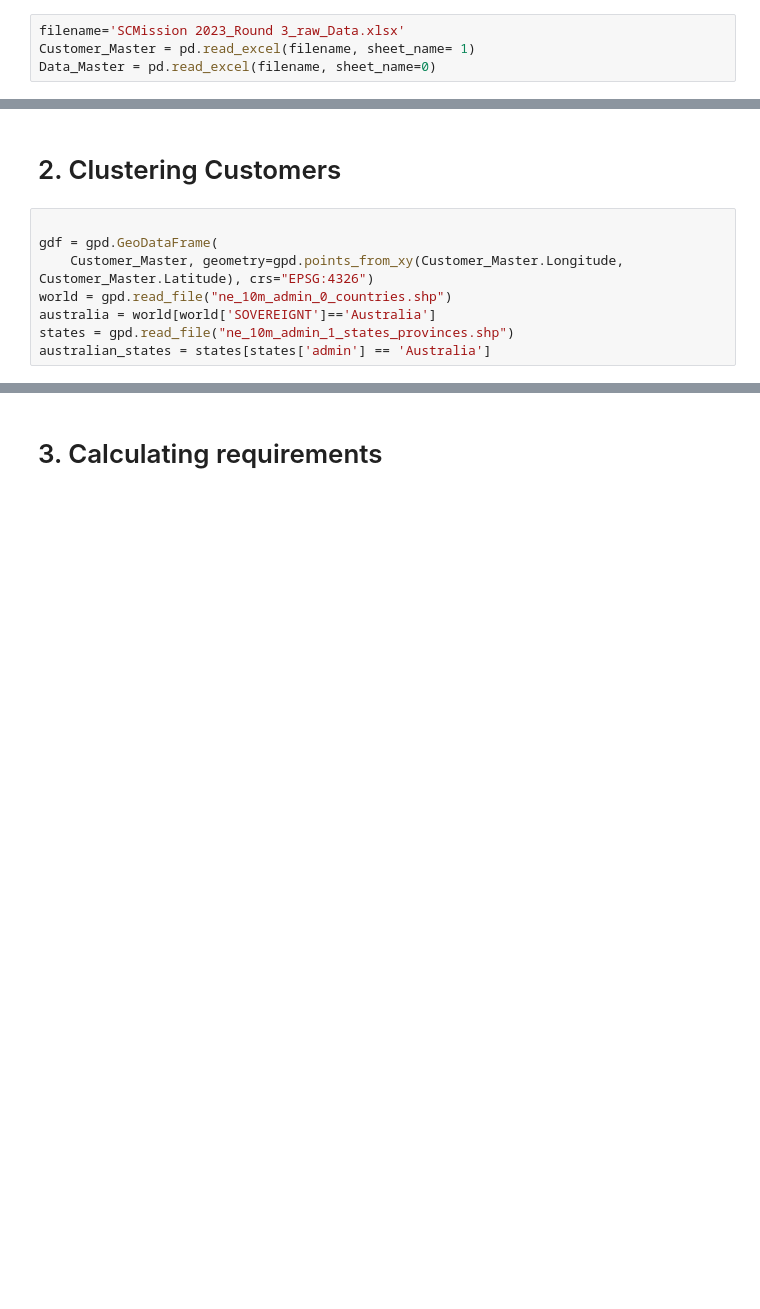
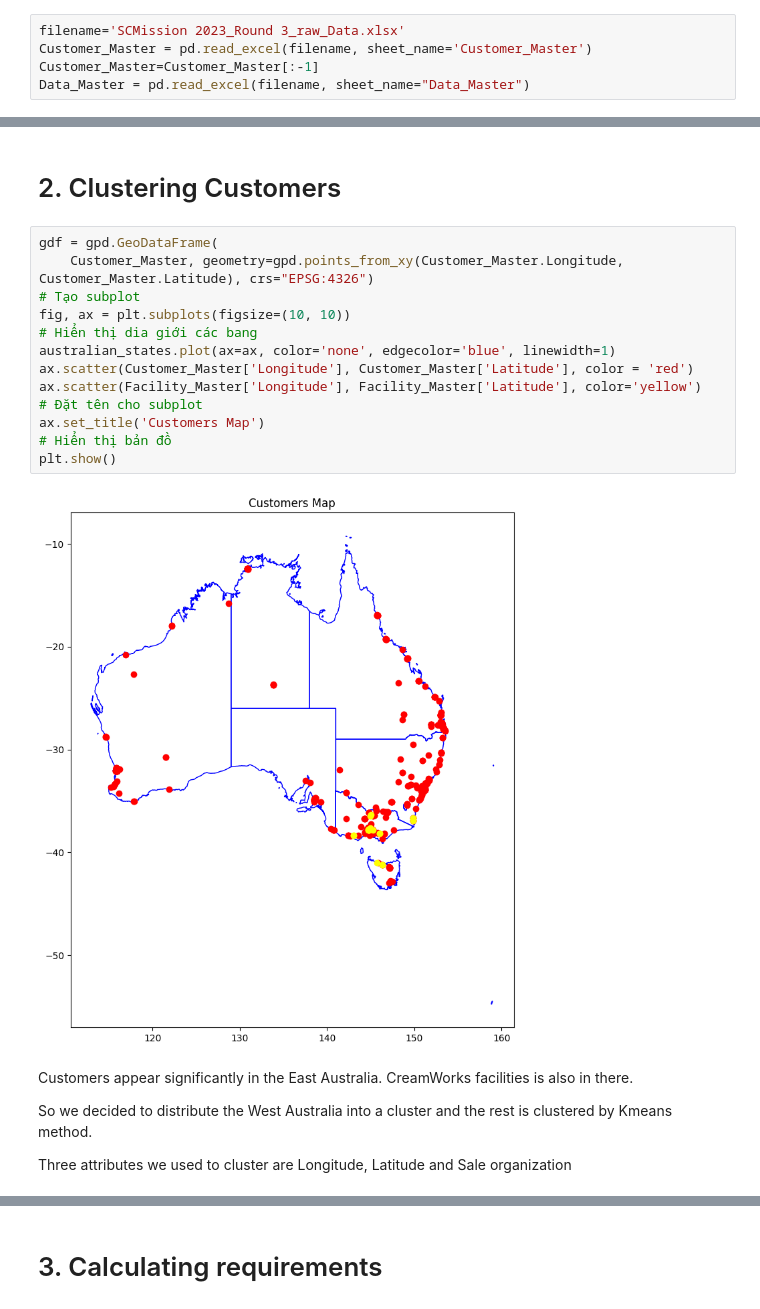
Before and after one commit to IoT-Clowns/ClusteringData, a Jupyter notebook: SCMission2023.ipynb, the cells around one changed output, grey strips where cells are left out. Drawn from its saved outputs; the diff is of its cells as text; blank space fills up the shorter version.

```diff
--- a/SCMission2023.ipynb
+++ b/SCMission2023.ipynb
@@ -10,7 +21,8 @@ from sklearn.cluster import MiniBatchKMeans as Kmeans
 # %%
 filename='SCMission 2023_Round 3_raw_Data.xlsx'
-Customer_Master = pd.read_excel(filename, sheet_name= 1)
-Data_Master = pd.read_excel(filename, sheet_name=0)
+Customer_Master = pd.read_excel(filename, sheet_name='Customer_Master')
+Customer_Master=Customer_Master[:-1]
+Data_Master = pd.read_excel(filename, sheet_name="Data_Master")
 # %%
 Product_Master= Data_Master.iloc[0:37, 0:17]
 Product_Master= Product_Master.rename(columns=Product_Master.iloc[0])
@@ -155,12 +68,25 @@ Index: []
 # %% [markdown]
 # 2. Clustering Customers
-# %%
-
-gdf = gpd.GeoDataFrame(
-    Customer_Master, geometry=gpd.points_from_xy(Customer_Master.Longitude, Customer_Master.Latitude), crs="EPSG:4326")
-world = gpd.read_file("ne_10m_admin_0_countries.shp")
-australia = world[world['SOVEREIGNT']=='Australia']
-states = gpd.read_file("ne_10m_admin_1_states_provinces.shp")
-australian_states = states[states['admin'] == 'Australia']
+# %%
+gdf = gpd.GeoDataFrame(
+    Customer_Master, geometry=gpd.points_from_xy(Customer_Master.Longitude, Customer_Master.Latitude), crs="EPSG:4326")
+# Tạo subplot
+fig, ax = plt.subplots(figsize=(10, 10))
+# Hiển thị dia giới các bang
+australian_states.plot(ax=ax, color='none', edgecolor='blue', linewidth=1)
+ax.scatter(Customer_Master['Longitude'], Customer_Master['Latitude'], color = 'red')
+ax.scatter(Facility_Master['Longitude'], Facility_Master['Latitude'], color='yellow')
+# Đặt tên cho subplot
+ax.set_title('Customers Map')
+# Hiển thị bản đồ
+plt.show()
+# %% [output]
+[figure, added]
+# %% [markdown]
+Customers appear significantly in the East Australia.  CreamWorks facilities is also in there.
+
+So we decided to distribute the West Australia into a cluster and the rest is clustered by Kmeans method.
+
+Three attributes we used to cluster are Longitude, Latitude and Sale organization
 # %%
 West_Cluster = pd.DataFrame()
```
Also changed, not shown: parts of 60 cells of this notebook, 9 other files.
